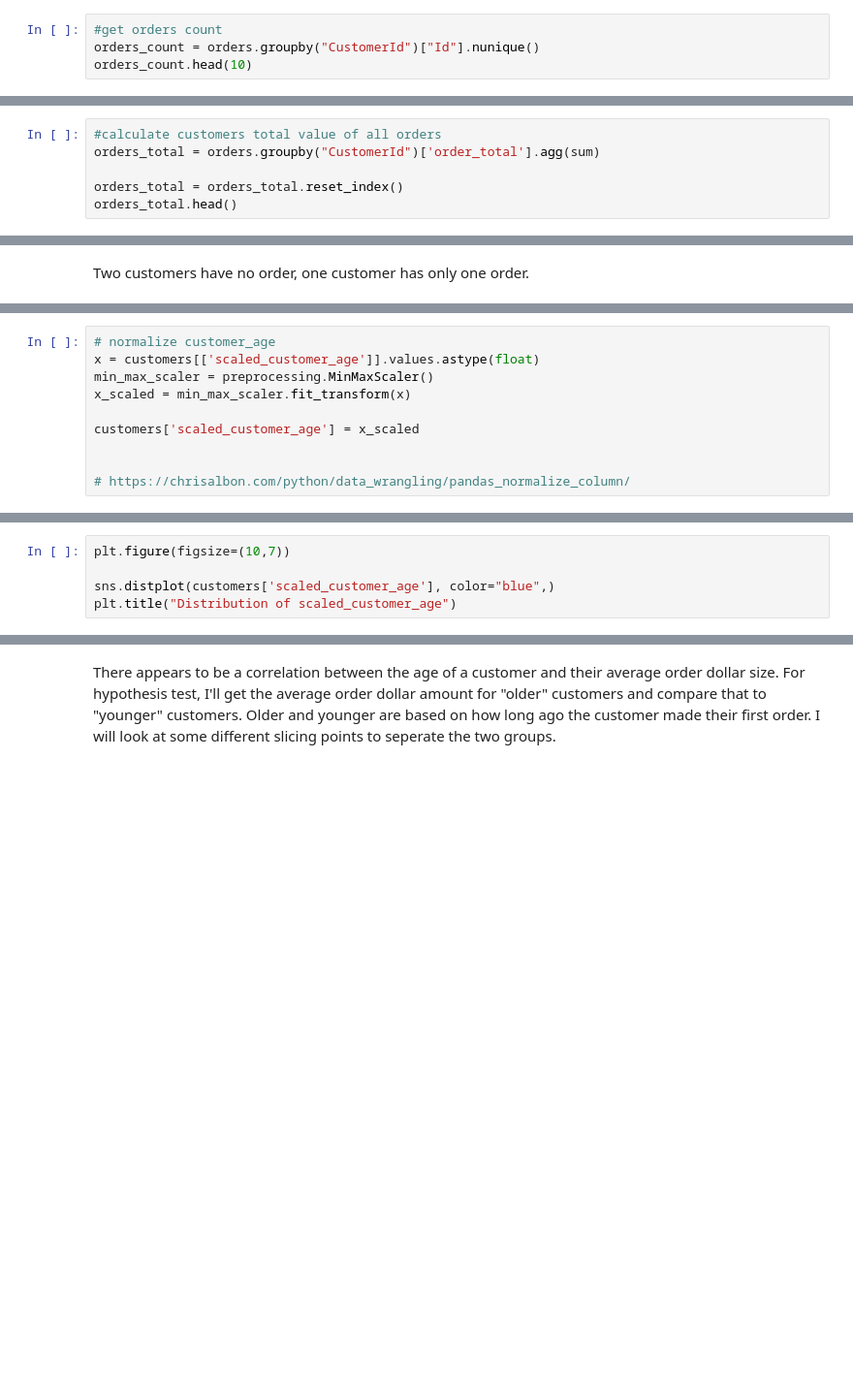
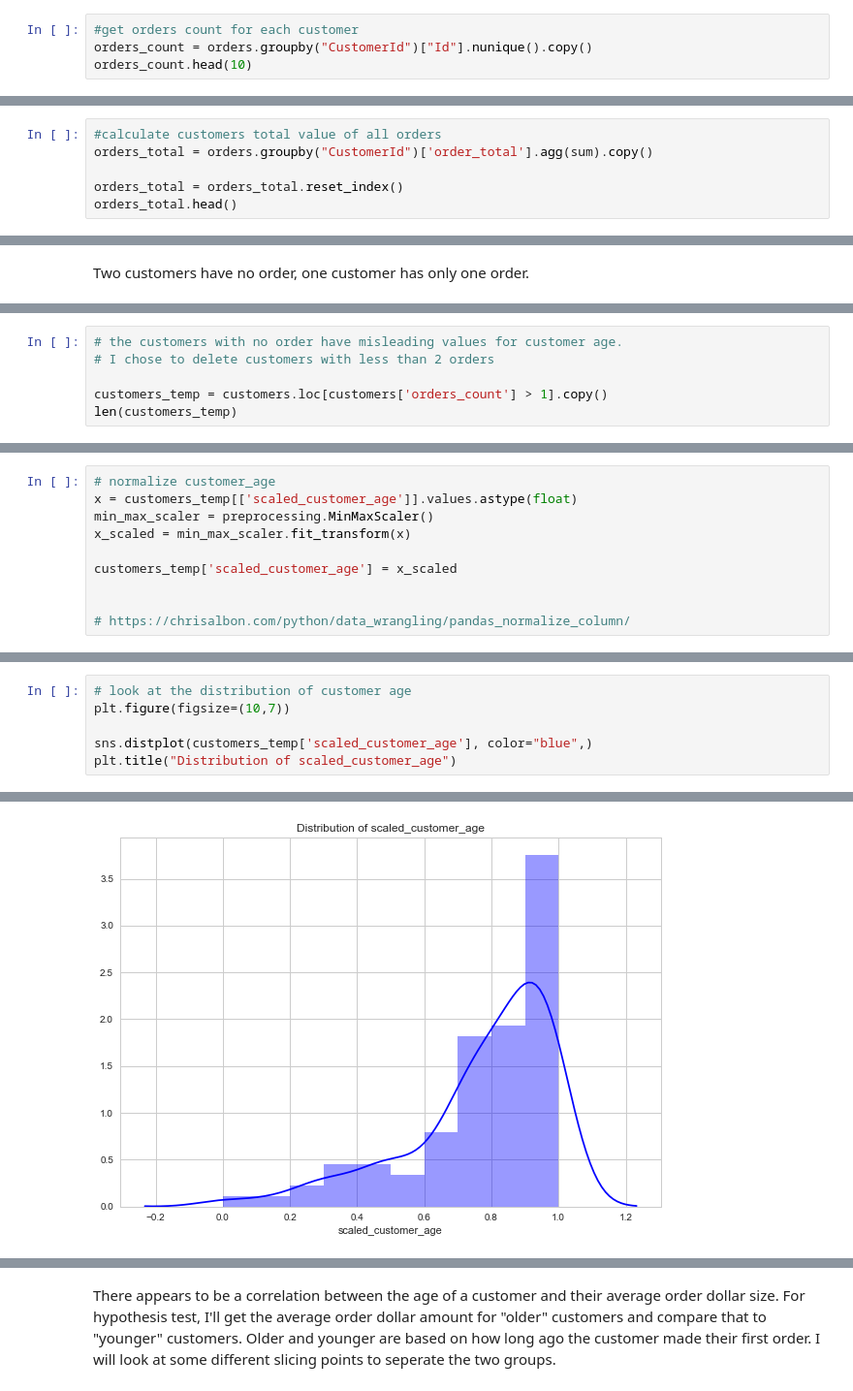
Before and after one commit to giorosati/dsc-2-final-project-online-ds-pt-100118, a Jupyter notebook: northwind_v3.ipynb, the cells around one changed output, grey strips where cells are left out. Shown at 97% size. Drawn from its saved outputs; the diff is of its cells as text; blank space fills up the shorter version.

```diff
--- a/northwind_v3.ipynb
+++ b/northwind_v3.ipynb
@@ -739,4 +755,4 @@ customers.head()
 # %%
-#get orders count
-orders_count = orders.groupby("CustomerId")["Id"].nunique()
+#get orders count for each customer
+orders_count = orders.groupby("CustomerId")["Id"].nunique().copy()
 orders_count.head(10)
@@ -773,7 +840,7 @@ for index, row in orders_count.iterrows():
         print('Customer Index: {}'.format(customer_index))
 # %%
 #calculate customers total value of all orders
-orders_total = orders.groupby("CustomerId")['order_total'].agg(sum)
+orders_total = orders.groupby("CustomerId")['order_total'].agg(sum).copy()
 
 orders_total = orders_total.reset_index()
 orders_total.head()
@@ -848,0 +1016,6 @@ customers.sort_values(['scaled_customer_age'])
+# %%
+# the customers with no order have misleading values for customer age.
+# I chose to delete customers with less than 2 orders
+
+customers_temp = customers.loc[customers['orders_count'] > 1].copy()
+len(customers_temp)
@@ -849,10 +1024,10 @@ customers.sort_values(['scaled_customer_age'])
 # %%
 # normalize customer_age
-x = customers[['scaled_customer_age']].values.astype(float)
+x = customers_temp[['scaled_customer_age']].values.astype(float)
 min_max_scaler = preprocessing.MinMaxScaler()
 x_scaled = min_max_scaler.fit_transform(x)
 
-customers['scaled_customer_age'] = x_scaled
+customers_temp['scaled_customer_age'] = x_scaled
 
 
 # https://chrisalbon.com/python/data_wrangling/pandas_normalize_column/
@@ -861,5 +1043,7 @@ customers.head()
 # %%
+# look at the distribution of customer age
 plt.figure(figsize=(10,7))
 
-sns.distplot(customers['scaled_customer_age'], color="blue",)
+sns.distplot(customers_temp['scaled_customer_age'], color="blue",)
 plt.title("Distribution of scaled_customer_age")
+# %% [output]
@@ -865,0 +1053 @@ plt.title("Distribution of scaled_customer_age")
+[figure, added]
```
Also changed, not shown: parts of 111 cells of this notebook.
